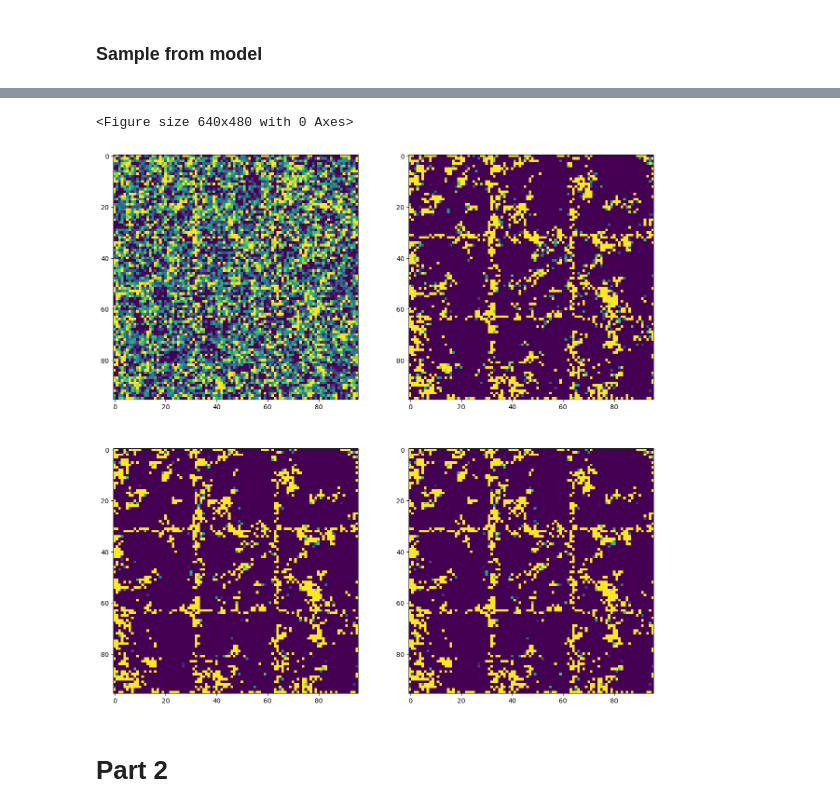
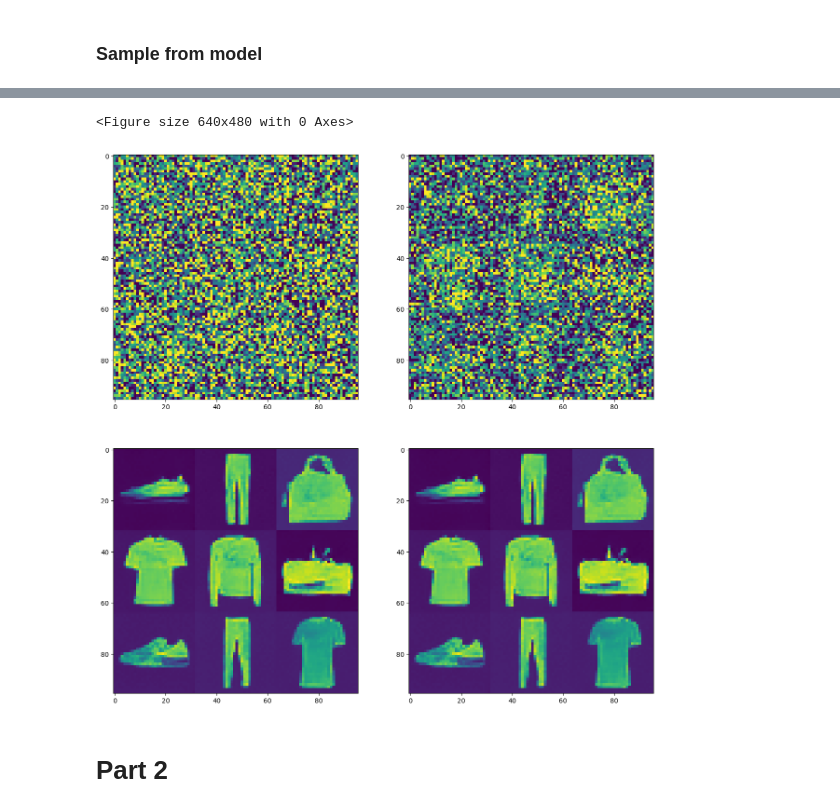
Before and after one commit to Misha24-10/nn_vk_course, a Jupyter notebook: hw_11/diffution/entry.ipynb, the cells around one changed output, grey strips where cells are left out. Drawn from its saved outputs; the diff is of its cells as text; code cells hidden in the pictures.

```diff
--- a/hw_11/diffution/entry.ipynb
+++ b/hw_11/diffution/entry.ipynb
@@ -154,7 +169,9 @@ def plot_generate(gen_samples):
-# %%
-plot_generate(gen_samples)
-# %% [output]
-<Figure size 640x480 with 0 Axes>
-[figure, removed]
+# %%
+gen_samples = gen_sampels(seed=0)
+gen_samples = gen_sampels_prepare(gen_samples)
+plot_generate(gen_samples)
+# %% [output]
+<Figure size 640x480 with 0 Axes>
+[figure, added]
 # %% [markdown]
 # Part 2
```
Also changed, not shown: parts of 15 cells of this notebook.
